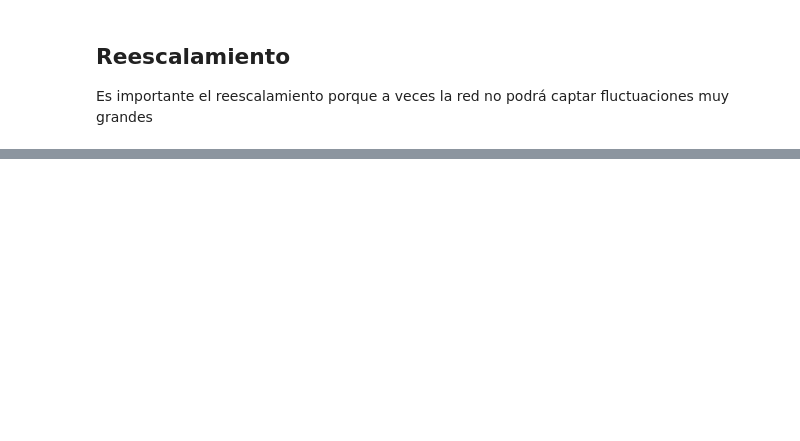
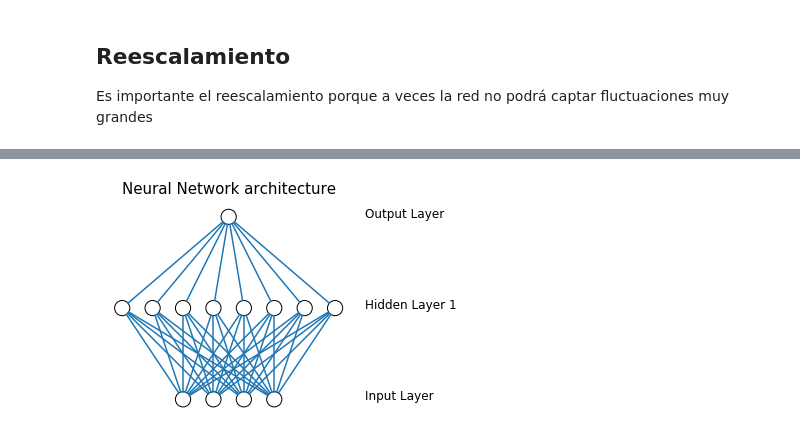
Before and after one commit to FrankAyalaC/Nivel-del-mar-en-Buenaventura, a Jupyter notebook: Scripts/Clases de datos/Redes.ipynb, the cells around one changed output, grey strips where cells are left out. Cells and saved outputs as stored; diff of their text form; code cells hidden in the pictures; blank space fills up the shorter version.

```diff
--- a/Scripts/Clases de datos/Redes.ipynb
+++ b/Scripts/Clases de datos/Redes.ipynb
@@ -113,0 +149,16 @@ plt.plot(errors)
+# %%
+class PybrainNNVisualizer():
+    def __init__(self, neural_network):
+        """
+        :type neural_network: Network
+        """
+        self.neural_network = neural_network
+
+    def draw(self):
+        widest_layer = max([layer.dim for layer in self.neural_network.modules])
+        network = NeuralNetwork(widest_layer)
+        for layer in self.neural_network.modulesSorted:
+            if type(layer) is BiasUnit:
+                continue
+            network.add_layer(layer.dim)
+        network.draw()
@@ -113,0 +299,6 @@ plt.plot(errors)
+# %%
+fnn = buildNetwork(4, 8, 1)
+
+PybrainNNVisualizer(fnn).draw()
+# %% [output]
+[figure, added]
```
Also changed, not shown: parts of 21 cells of this notebook, 34 other files.
